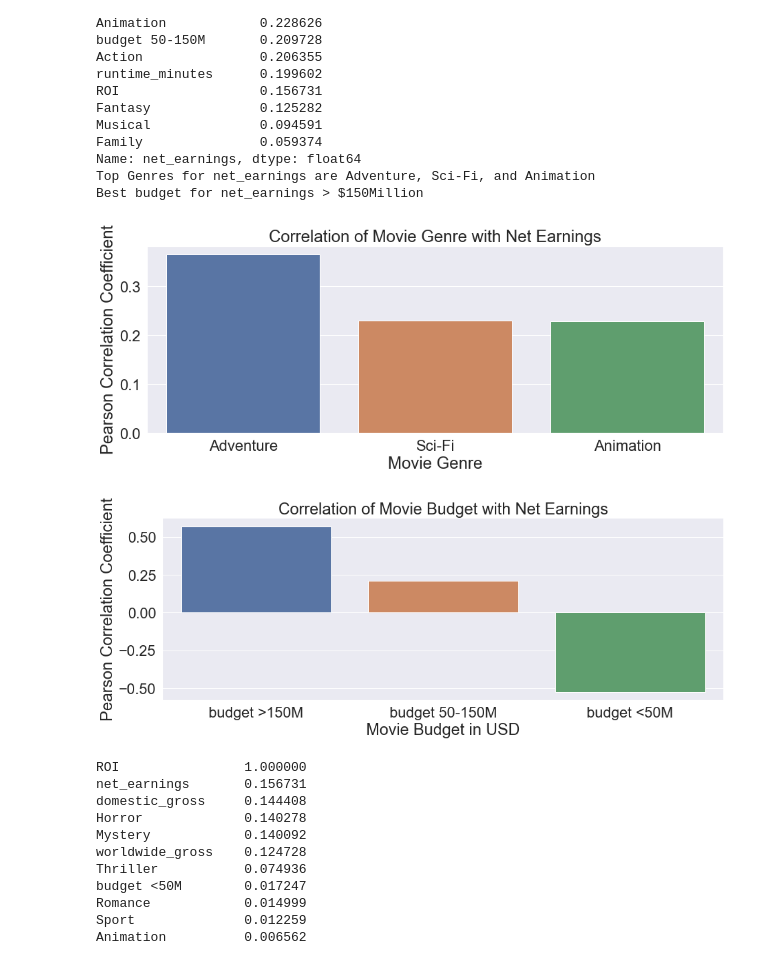
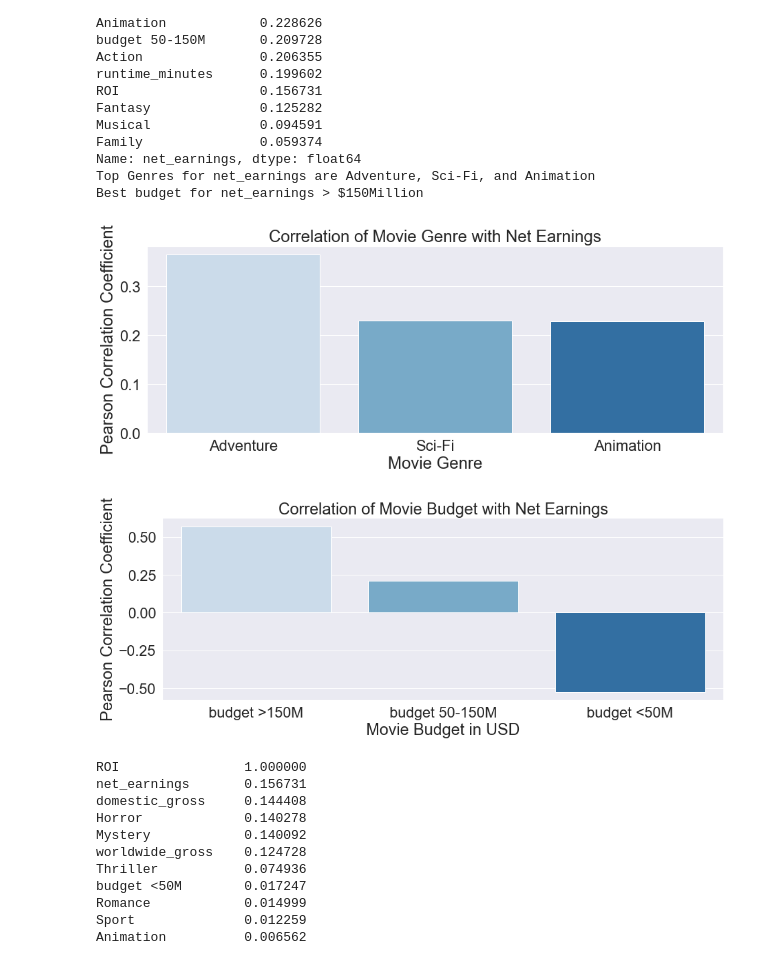
Before and after one commit to RH3421/Project-1-Microsoft-Makes-a-Movie, a Jupyter notebook: MainDF.ipynb, the cells around one changed output. Drawn from its saved outputs; the diff is of its cells as text; code cells hidden in the pictures.

```diff
--- a/MainDF.ipynb
+++ b/MainDF.ipynb
@@ -305,23 +305,23 @@ Best budget for net_earnings > $150Million
 # %%
 #Genre Net Earnings Visualization
 gen_net_earnings = (correlation['net_earnings'].sort_values(ascending=False).filter(items=['Adventure', 'Sci-Fi', 'Animation']))
 gen_net_earnings
-ax = sns.barplot(x=gen_net_earnings.index, y=gen_net_earnings.values)
+ax = sns.barplot(x=gen_net_earnings.index, y=gen_net_earnings.values, palette ="Blues")
 sns.set(rc = {'figure.figsize':(15,5)})
 sns.set(font_scale = 2)
 ax.set(xlabel='Movie Genre', ylabel='Pearson Correlation Coefficient', title='Correlation of Movie Genre with Net Earnings');
 # %% [output]
-[figure, old version]
+[figure, new version]
 # %%
 #Budget Net Earnings Visualization
 bud_net = (correlation['net_earnings'].sort_values(ascending=False).filter(items=['budget >150M', 'budget 50-150M', 'budget <50M']))
 bud_net
-ax = sns.barplot(x=bud_net.index, y=bud_net.values)
+ax = sns.barplot(x=bud_net.index, y=bud_net.values, palette ="Blues")
 sns.set(rc = {'figure.figsize':(15,5)})
 sns.set(font_scale = 2)
 ax.set(xlabel='Movie Budget in USD', ylabel='Pearson Correlation Coefficient', title='Correlation of Movie Budget with Net Earnings');
 # %% [output]
-[figure, old version]
+[figure, new version]
 # %%
 #Top Genres for ROI
 #Best budget for ROI
```
Also changed, not shown: parts of 2 cells of this notebook, 4 other files.
